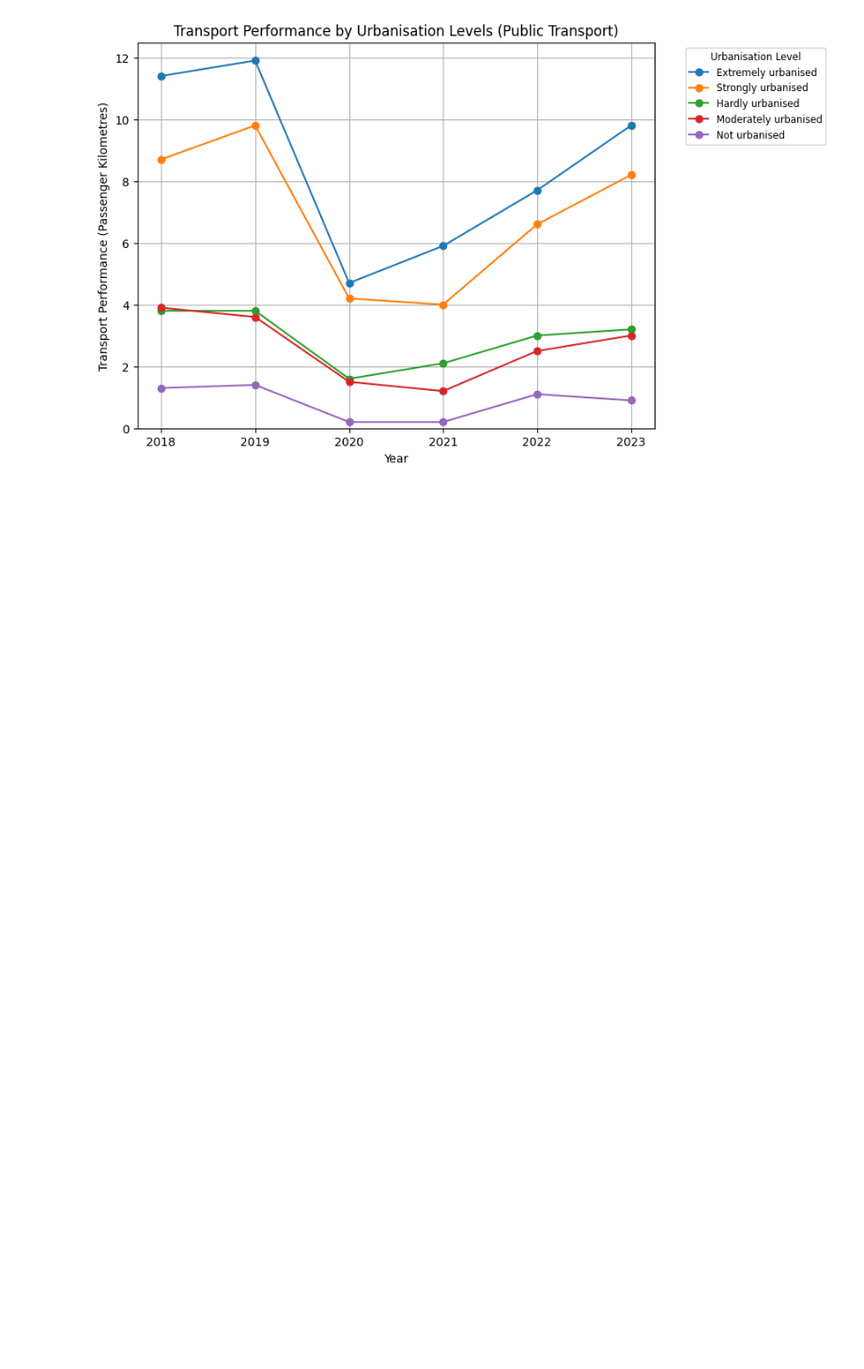
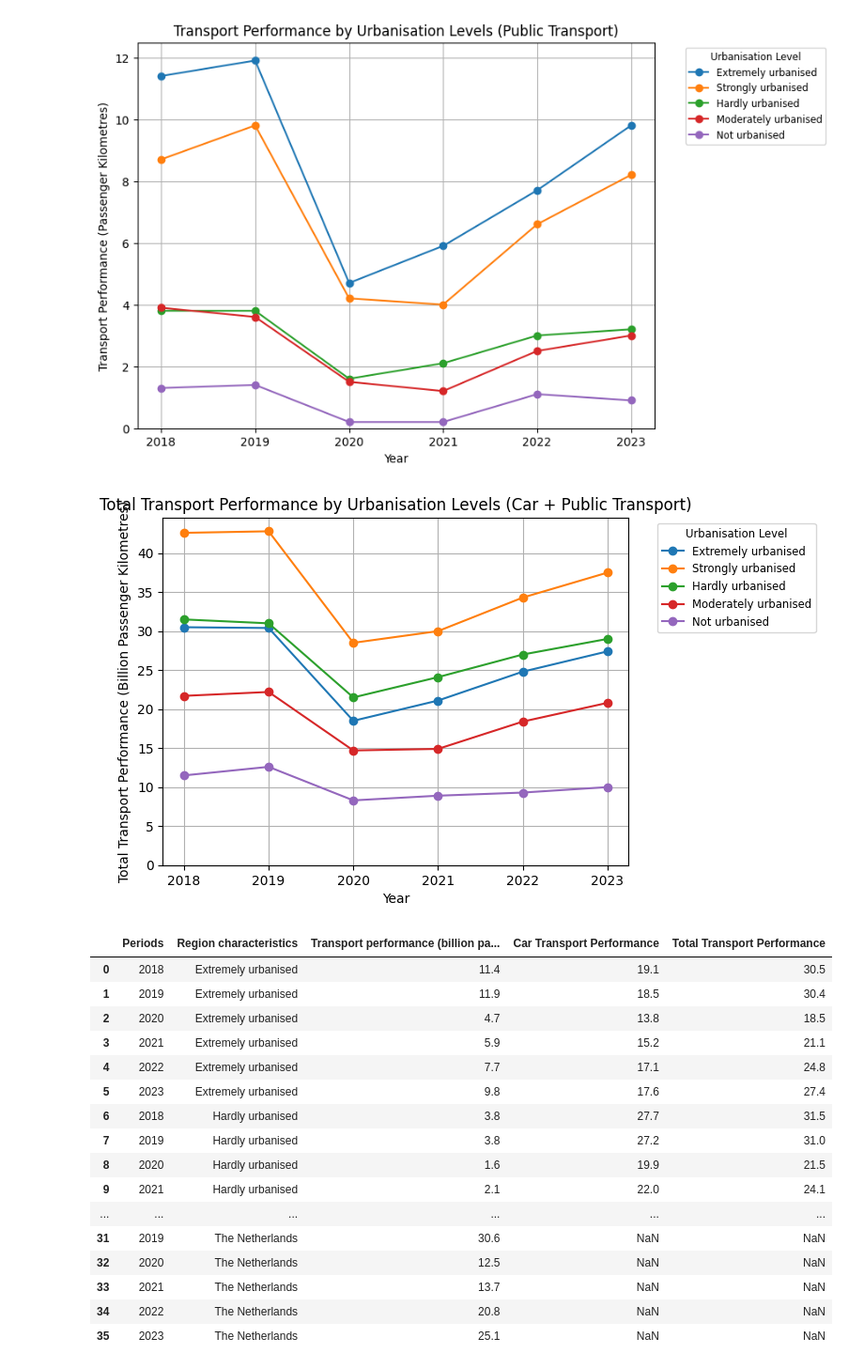
Before and after one commit to xeniaklimova/transport_dynamics, a Jupyter notebook: data_analysis.ipynb, the cells around one changed output. Shown: that part at 94% size. Cells and saved outputs as stored; diff of their text form; code cells hidden in the pictures; blank space fills up the shorter version.

Commit message:
some more plots
total performance plots

```diff
--- a/data_analysis.ipynb
+++ b/data_analysis.ipynb
@@ -212,3 +212,78 @@ plt.legend(
 plt.show()
 # %% [output]
 [figure]
+# %%
+car_data = df2[
+    (df2['Modes of travel'] == 'Passenger car (driver)') &
+    (df2['Region characteristics'].isin(urbanisation_levels))
+]
+
+car_grouped = car_data.groupby(
+    ['Periods', 'Region characteristics'], as_index=False
+)['Transport performance (billion passenger kilometres )'].sum()
+
+car_grouped = car_grouped.rename(
+    columns={'Transport performance (billion passenger kilometres )': 'Car Transport Performance'}
+)
+
+combined_performance= public_transport_sum.merge(
+    car_grouped,
+    on=['Periods', 'Region characteristics'],
+    how='left'
+)
+
+combined_performance['Total Transport Performance'] = (
+    combined_performance['Transport performance (billion passenger kilometres )'] +
+    combined_performance['Car Transport Performance']
+)
+
+for level in urbanisation_levels:
+    subset = combined_performance[combined_performance['Region characteristics'] == level]
+    plt.plot(
+        subset['Periods'],
+        subset['Total Transport Performance'],
+        marker='o',
+        linestyle='-',
+        label=level
+    )
+
+
+plt.title('Total Transport Performance by Urbanisation Levels (Car + Public Transport)')
+plt.xlabel('Year')
+plt.ylabel('Total Transport Performance (Passenger Kilometres)')
+plt.ylim(0)
+plt.grid()
+
+
+plt.legend(
+    title='Urbanisation Level',
+    loc='upper left',
+    bbox_to_anchor=(1.05, 1),
+    fontsize='small',
+    title_fontsize='small'
+)
+
+
+plt.show()
+
+
+combined_performance
+# %% [output]
+[figure, added]
+|  | Periods | Region characteristics | Transport performance (billion pa... | Car Transport Performance | Total Transport Performance |
+| 0 | 2018 | Extremely urbanised | 11.4 | 19.1 | 30.5 |
+| 1 | 2019 | Extremely urbanised | 11.9 | 18.5 | 30.4 |
+| 2 | 2020 | Extremely urbanised | 4.7 | 13.8 | 18.5 |
+| 3 | 2021 | Extremely urbanised | 5.9 | 15.2 | 21.1 |
+| 4 | 2022 | Extremely urbanised | 7.7 | 17.1 | 24.8 |
+| 5 | 2023 | Extremely urbanised | 9.8 | 17.6 | 27.4 |
+| 6 | 2018 | Hardly urbanised | 3.8 | 27.7 | 31.5 |
+| 7 | 2019 | Hardly urbanised | 3.8 | 27.2 | 31.0 |
+| 8 | 2020 | Hardly urbanised | 1.6 | 19.9 | 21.5 |
+| 9 | 2021 | Hardly urbanised | 2.1 | 22.0 | 24.1 |
+| ... | ... | ... | ... | ... | ... |
+| 31 | 2019 | The Netherlands | 30.6 | NaN | NaN |
+| 32 | 2020 | The Netherlands | 12.5 | NaN | NaN |
+| 33 | 2021 | The Netherlands | 13.7 | NaN | NaN |
+| 34 | 2022 | The Netherlands | 20.8 | NaN | NaN |
+| 35 | 2023 | The Netherlands | 25.1 | NaN | NaN |
```
Also changed, not shown: parts of 1 cell of this notebook.
